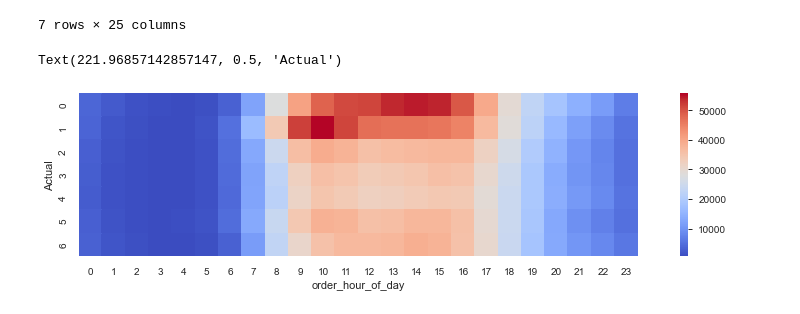
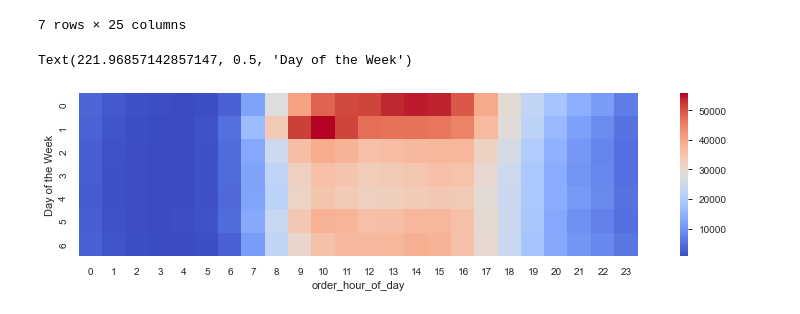
Before and after one commit to SebastienW71/customerAnalysis, a Jupyter notebook: Customer_Analysis_Business_Question.ipynb, the cells around one changed output. Drawn from its saved outputs; the diff is of its cells as text; code cells hidden in the pictures.

```diff
--- a/Customer_Analysis_Business_Question.ipynb
+++ b/Customer_Analysis_Business_Question.ipynb
@@ -311,9 +328,8 @@ new_df
 # %%
 new_df01 = new_df.drop(['order_dow'],axis = 1)
 f, ax = plt.subplots(figsize=(15, 3))
-plt.ylabel('Actual')
 ax = sns.heatmap(new_df01, cmap = 'coolwarm', square = True)
-plt.ylabel('Actual')
+plt.ylabel('Day of the Week')
 # %% [output]
-Text(221.96857142857147, 0.5, 'Actual')
+Text(221.96857142857147, 0.5, 'Day of the Week')
-[figure, old version]
+[figure, new version]
```
Also changed, not shown: parts of 1 cell of this notebook.
